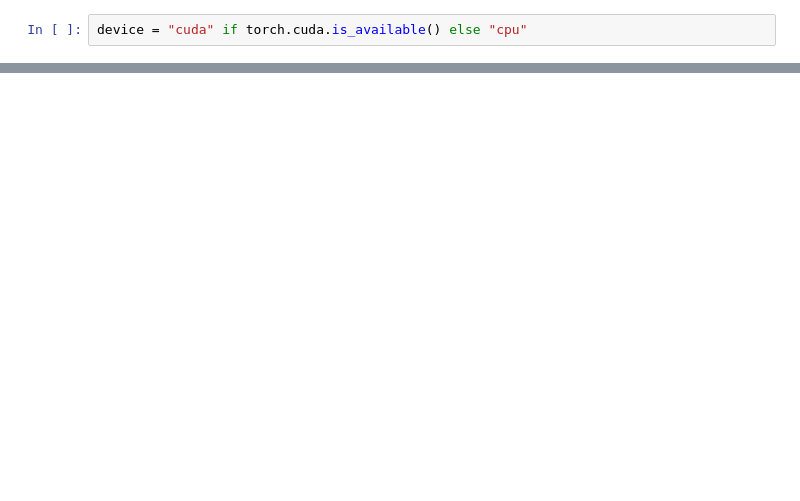
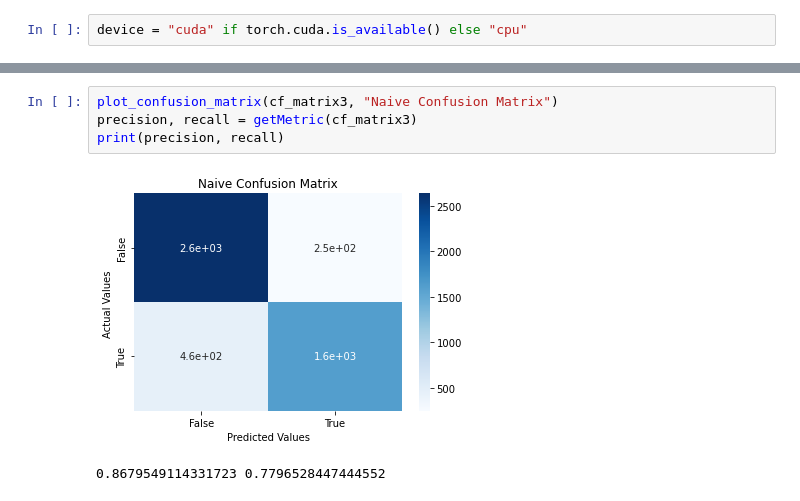
Before and after one commit to ololiti/deqs, a Jupyter notebook: Error_Analysis.ipynb, the cells around one changed output, grey strips where cells are left out. Saved outputs shown, nothing was run; the diff lists cells and outputs as text; blank space fills up the shorter version.

```diff
--- a/Error_Analysis.ipynb
+++ b/Error_Analysis.ipynb
@@ -68,0 +138,7 @@ print(fp, fn)
+# %%
+plot_confusion_matrix(cf_matrix3, "Naive Confusion Matrix")
+precision, recall = getMetric(cf_matrix3)
+print(precision, recall)
+# %% [output]
+[figure, added]
+0.8679549114331723 0.7796528447444552
```
Also changed, not shown: parts of 16 cells of this notebook.
